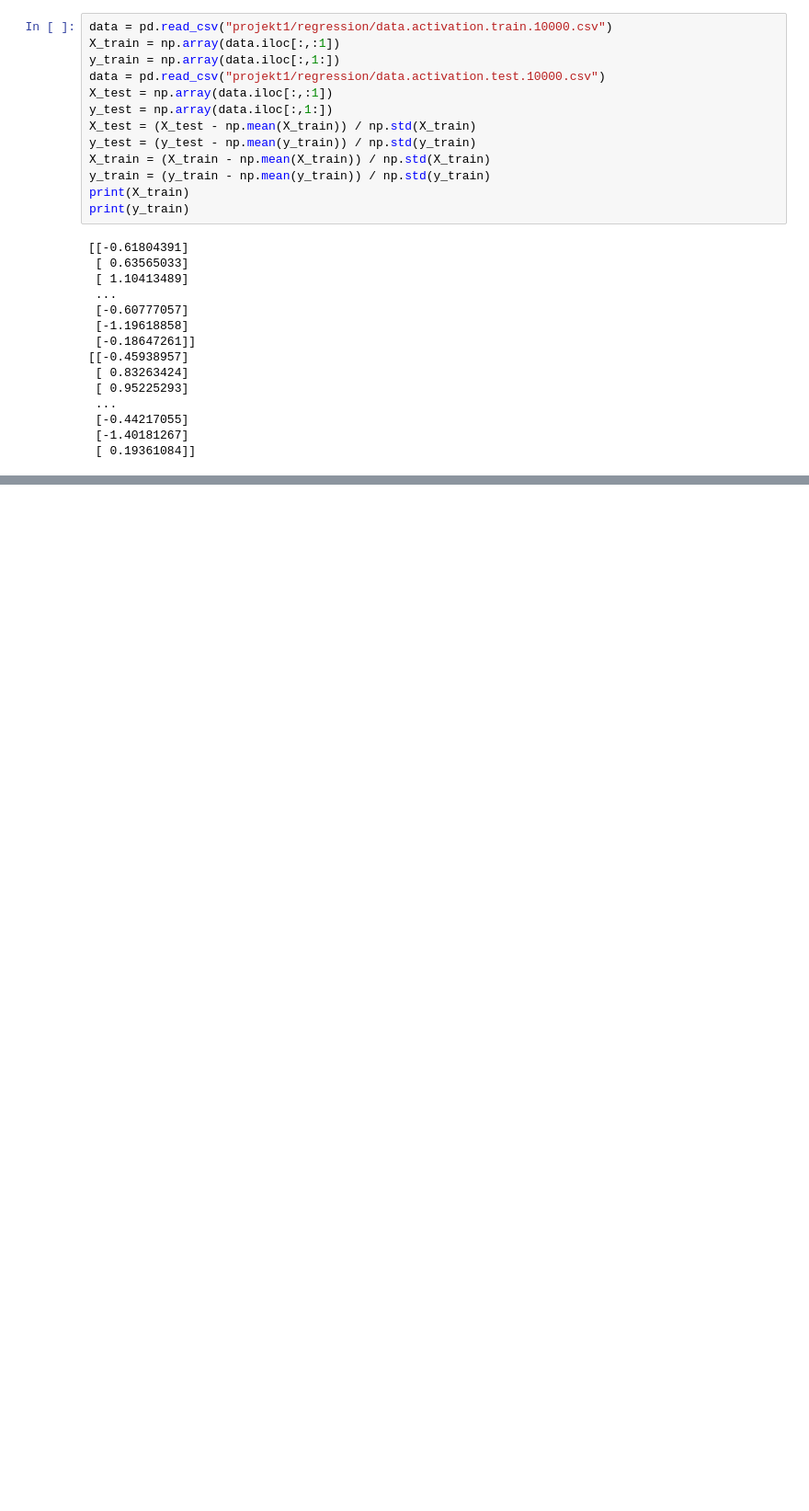
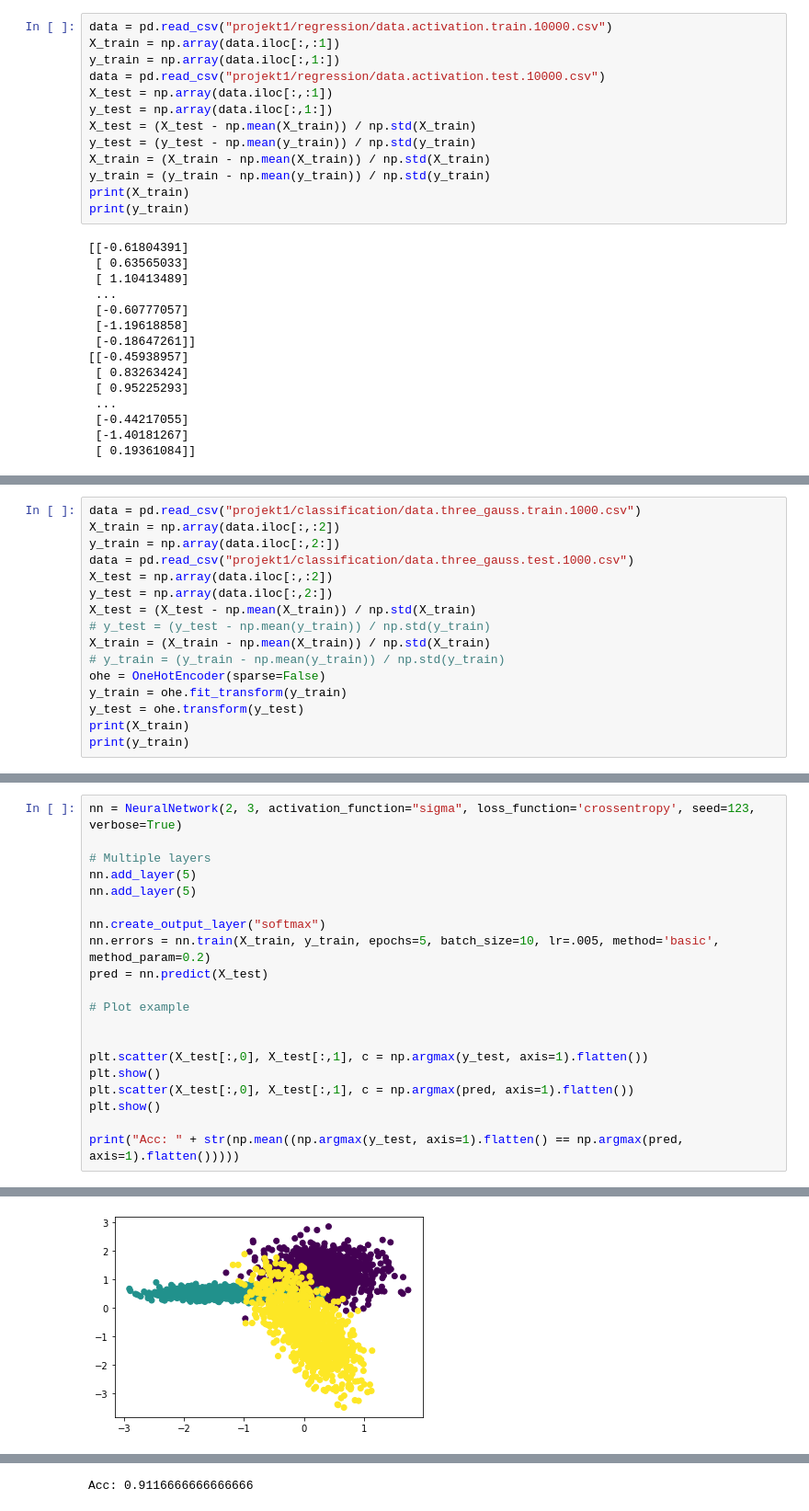
Before and after one commit to pysiakk/WUTDL2021, a Jupyter notebook: project_1/test.ipynb, the cells around one changed output, grey strips where cells are left out. Shown at 92% size. Cells and saved outputs as stored; diff of their text form; blank space fills up the shorter version.

```diff
--- a/project_1/test.ipynb
+++ b/project_1/test.ipynb
@@ -516,0 +515,16 @@ loss on batch = 0.7546997228868072
+# %%
+data = pd.read_csv("projekt1/classification/data.three_gauss.train.1000.csv")
+X_train = np.array(data.iloc[:,:2])
+y_train = np.array(data.iloc[:,2:])
+data = pd.read_csv("projekt1/classification/data.three_gauss.test.1000.csv")
+X_test = np.array(data.iloc[:,:2])
+y_test = np.array(data.iloc[:,2:])
+X_test = (X_test - np.mean(X_train)) / np.std(X_train)
+# y_test = (y_test - np.mean(y_train)) / np.std(y_train)
+X_train = (X_train - np.mean(X_train)) / np.std(X_train)
+# y_train = (y_train - np.mean(y_train)) / np.std(y_train)
+ohe = OneHotEncoder(sparse=False)
+y_train = ohe.fit_transform(y_train)
+y_test = ohe.transform(y_test)
+print(X_train)
+print(y_train)
@@ -516,0 +546,21 @@ loss on batch = 0.7546997228868072
+# %%
+nn = NeuralNetwork(2, 3, activation_function="sigma", loss_function='crossentropy', seed=123, verbose=True)
+
+# Multiple layers
+nn.add_layer(5)
+nn.add_layer(5)
+
+nn.create_output_layer("softmax")
+nn.errors = nn.train(X_train, y_train, epochs=5, batch_size=10, lr=.005, method='basic', method_param=0.2)
+pred = nn.predict(X_test)
+
+# Plot example
+
+
+plt.scatter(X_test[:,0], X_test[:,1], c = np.argmax(y_test, axis=1).flatten())
+plt.show()
+plt.scatter(X_test[:,0], X_test[:,1], c = np.argmax(pred, axis=1).flatten())
+plt.show()
+
+print("Acc: " + str(np.mean((np.argmax(y_test, axis=1).flatten() == np.argmax(pred, axis=1).flatten()))))
+# %% [output]
@@ -516,0 +584 @@ loss on batch = 0.7546997228868072
+[figure, added]
@@ -516,0 +586 @@ loss on batch = 0.7546997228868072
+Acc: 0.9116666666666666
```
Also changed, not shown: parts of 36 cells of this notebook.
